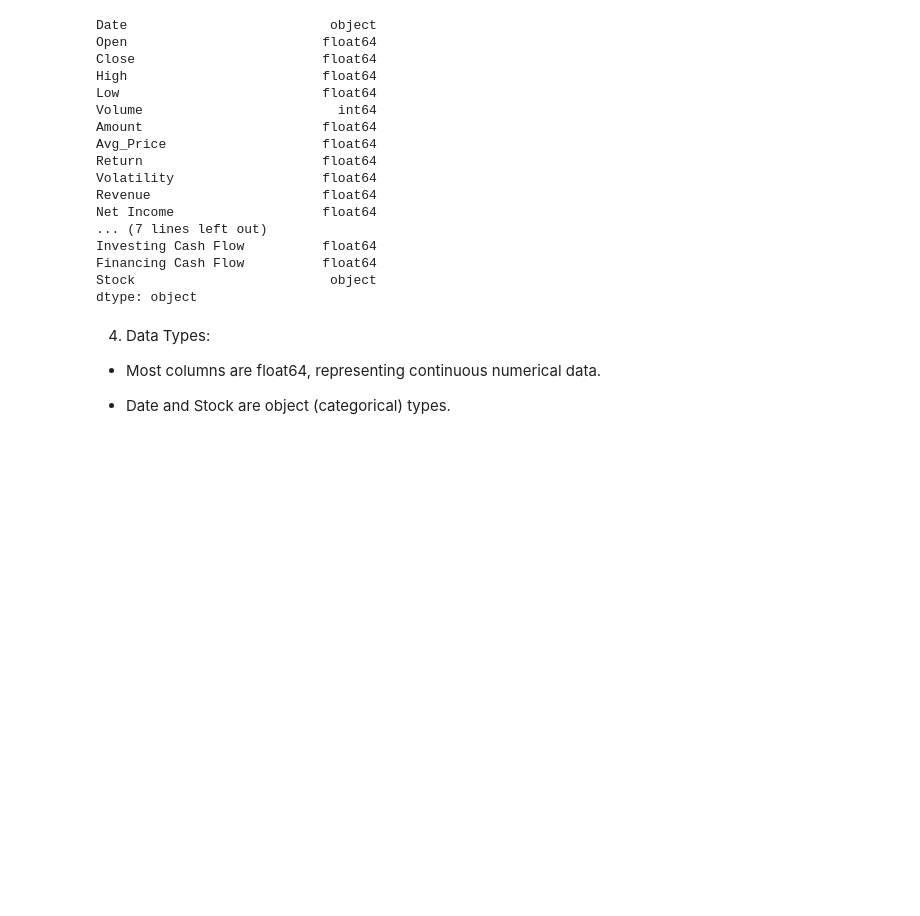
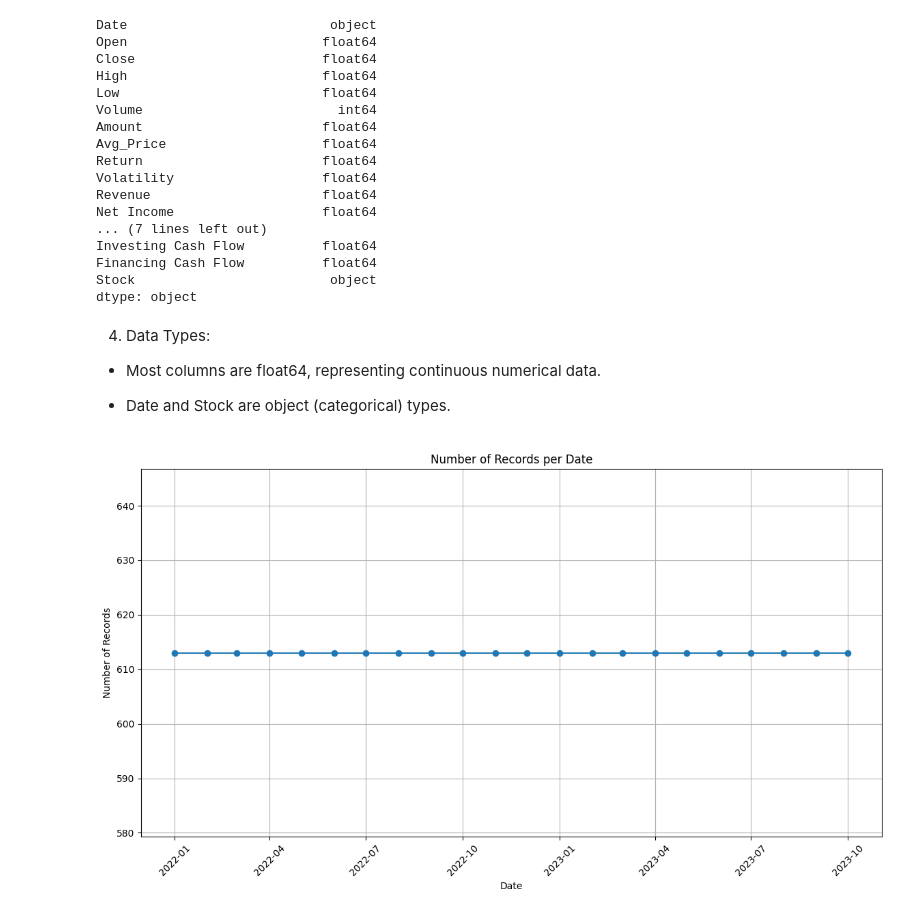
Before and after one commit to Billz942/Mining-Knowledge-from-Data, a Jupyter notebook: Elahi_34200223.ipynb, the cells around one changed output. Saved outputs shown, nothing was run; the diff lists cells and outputs as text; code cells hidden in the pictures; blank space fills up the shorter version.

Commit message:
Data Exploration and Preprocessing

```diff
--- a/Elahi_34200223.ipynb
+++ b/Elahi_34200223.ipynb
@@ -187,3 +187,25 @@ dtype: object
 - Most columns are float64, representing continuous numerical data.
 
 - Date and Stock are object (categorical) types.
+# %%
+import matplotlib.pyplot as plt
+import seaborn as sns
+
+# Convert Date to datetime format
+data['Date'] = pd.to_datetime(data['Date'])
+
+# Explore the temporal nature of the data
+# Group by Date to see if there is any pattern over time in terms of data availability
+temporal_grouping = data.groupby('Date').size()
+
+# Plot the temporal distribution
+plt.figure(figsize=(14, 7))
+plt.plot(temporal_grouping, marker='o')
+plt.title('Number of Records per Date')
+plt.xlabel('Date')
+plt.ylabel('Number of Records')
+plt.xticks(rotation=45)
+plt.grid(True)
+plt.show()
+# %% [output]
+[figure, added]
```
Also changed, not shown: parts of 12 cells of this notebook.
